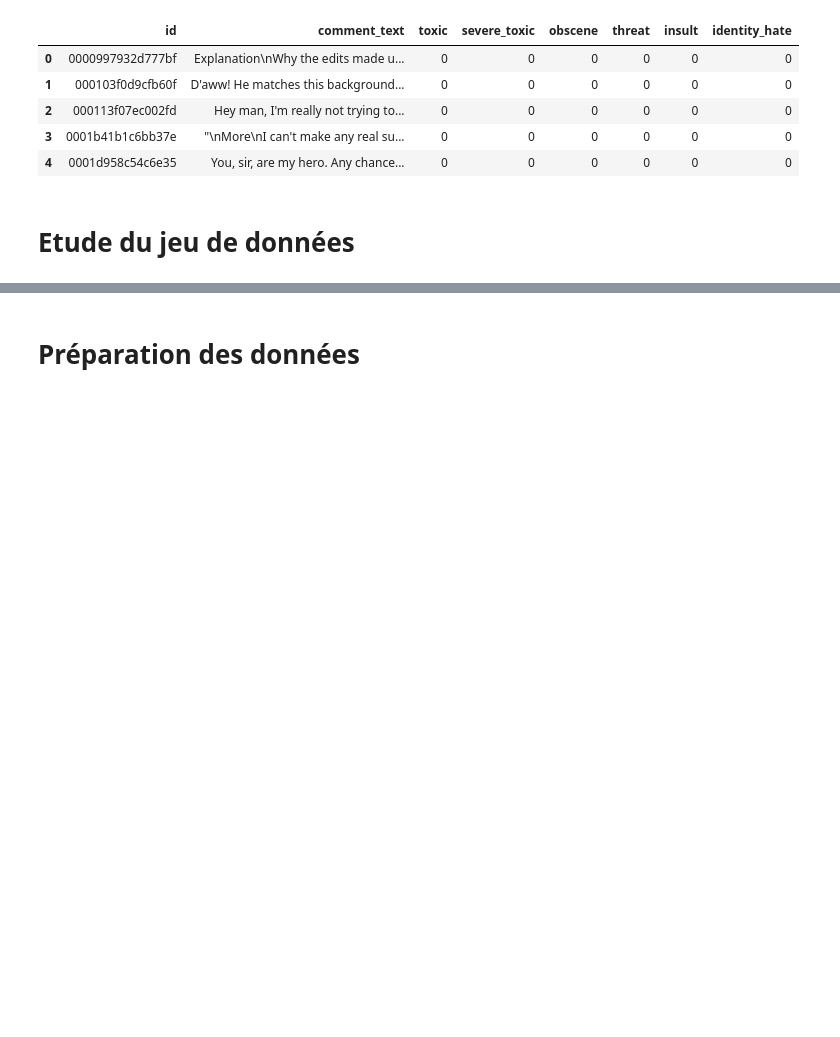
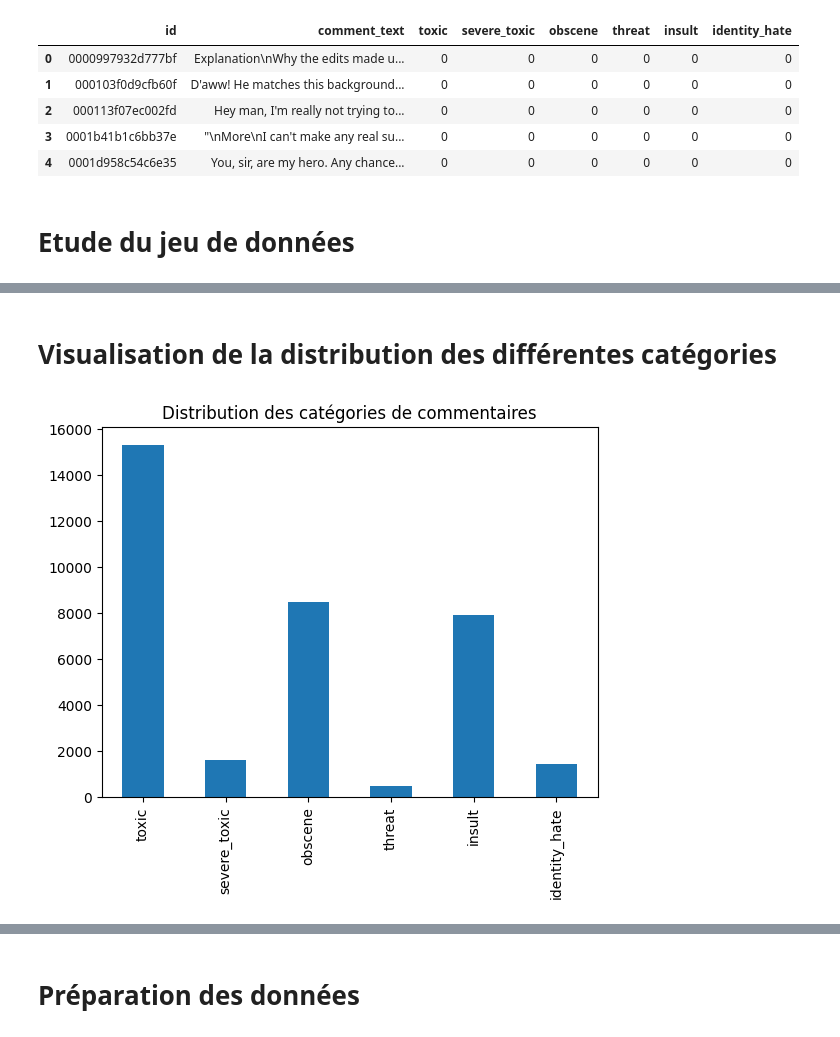
Before and after one commit to Rawliine/NLP-Project, a Jupyter notebook: Classification_commentaires_toxiques(1).ipynb, the cells around one changed output, grey strips where cells are left out. Saved outputs shown, nothing was run; the diff lists cells and outputs as text; code cells hidden in the pictures; blank space fills up the shorter version.

Commit message:
data analysis

```diff
--- a/Classification_commentaires_toxiques(1).ipynb
+++ b/Classification_commentaires_toxiques(1).ipynb
@@ -49,0 +66,2 @@ NameError: name 'df' is not defined
+# %% [markdown]
+# Visualisation de la distribution des différentes catégories
@@ -49,0 +71,7 @@ NameError: name 'df' is not defined
+# %%
+categories = ['toxic', 'severe_toxic', 'obscene', 'threat', 'insult', 'identity_hate']
+data[categories].sum().plot(kind='bar')
+plt.title('Distribution des catégories de commentaires')
+plt.show()
+# %% [output]
+[figure, added]
```
Also changed, not shown: parts of 4 cells of this notebook.
